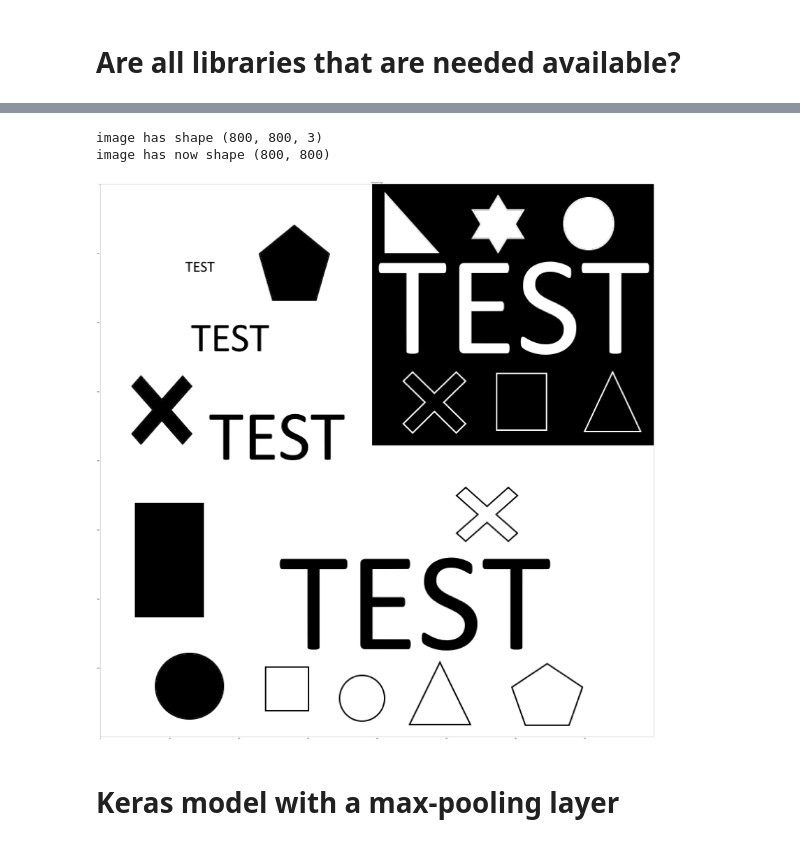
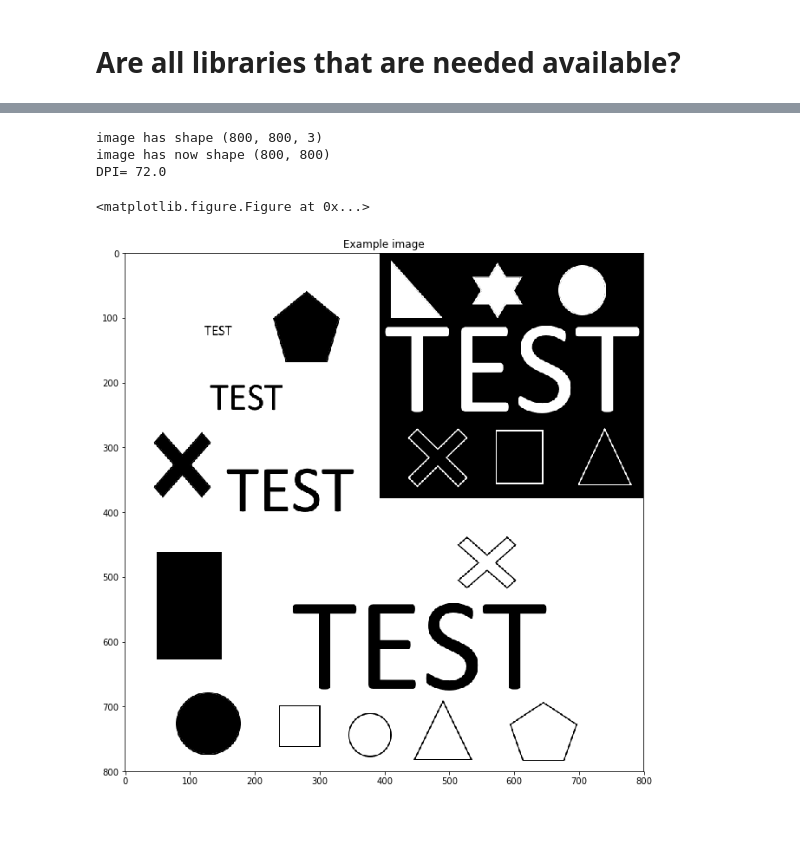
Before and after one commit to b3n3d17/DeepLearningCourse, a Jupyter notebook: 28_maxpool_operation/maxpool_operation.ipynb, the cells around one changed output, grey strips where cells are left out. Cells and saved outputs as stored; diff of their text form; code cells hidden in the pictures.

Commit message:
Added some comments into the max-pooling explanation notebook.

```diff
--- a/28_maxpool_operation/maxpool_operation.ipynb
+++ b/28_maxpool_operation/maxpool_operation.ipynb
@@ -29,30 +33,35 @@ Your OpenCV version is: 4.0.1
 # %%
 IMG_SIZE = (800,800)
 
 filename = "data/filter_test.png"
 
 # ",0" means: read the image as a gray-scale image
 image = cv2.imread(filename)
 print("image has shape", image.shape)
 
 image = cv2.cvtColor(image, cv2.COLOR_BGR2GRAY)
 print("image has now shape", image.shape)
 image = cv2.resize(image, IMG_SIZE)
 image = image * (1.0 / 255.0)
 
-# define figure size
-pixel_size_in_inchs = 0.1
-fig_height = int(IMG_SIZE[0] * pixel_size_in_inchs)
-fig_width  = int(IMG_SIZE[1] * pixel_size_in_inchs)
-plt.figure(figsize=(fig_height,fig_width))
+# Try to set figure size to exact
+# image size in pixels...
+# Not that easy, since:
+# Matplotlib specifies figure size
+# in inches, not in pixels!
+DPI = plt.figure().get_dpi()
+print("DPI=", DPI)
+fig_height = int(image.shape[0]/DPI)
+fig_width  = int(image.shape[1]/DPI)
+plt.figure(figsize=(fig_width, fig_height))
 
 # display the image as a gray-scale image
 plt.imshow(image, cmap='gray')
 plt.title("Example image")
 plt.show()
 # %% [output]
 image has shape (800, 800, 3)
 image has now shape (800, 800)
+DPI= 72.0
+<matplotlib.figure.Figure at 0x...>
-[figure, old version]
+[figure, new version]
-# %% [markdown]
-# Keras model with a max-pooling layer
```
Also changed, not shown: parts of 8 cells of this notebook.
